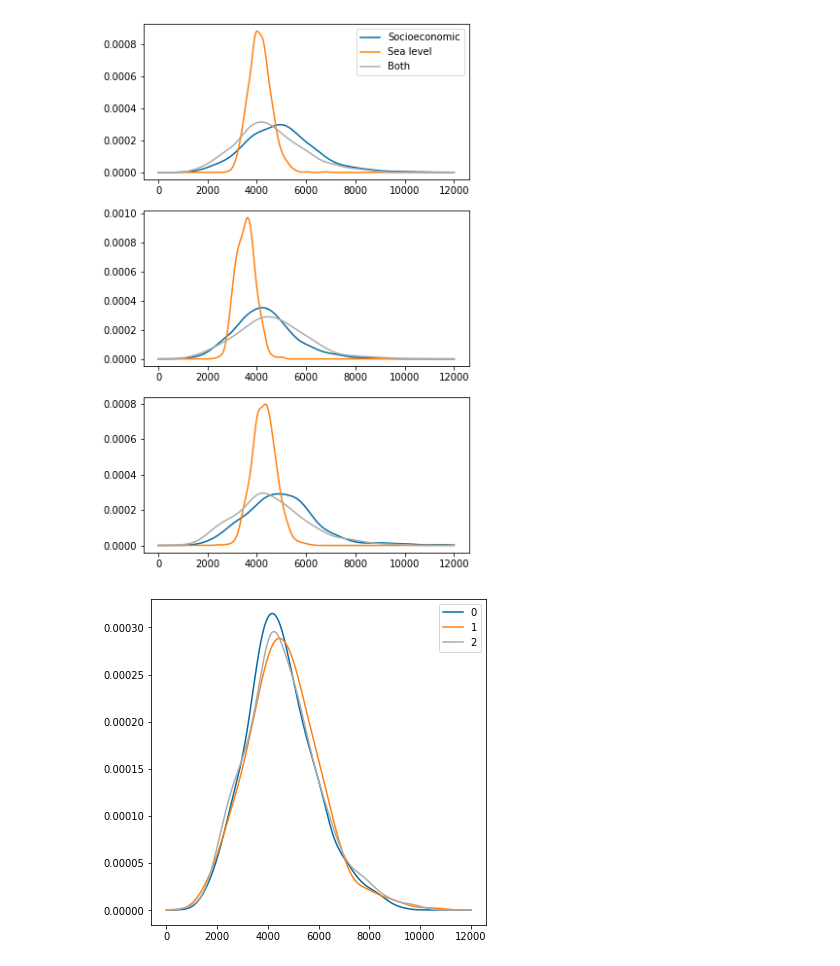
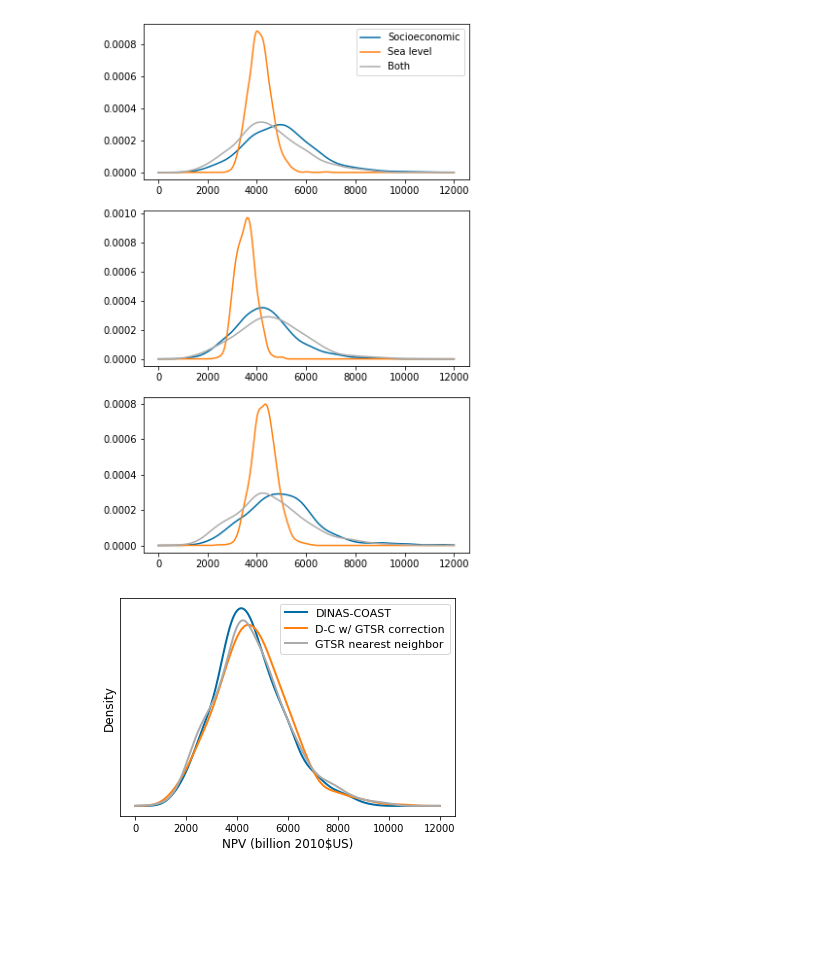
Before and after one commit to raddleverse/CIAM_uncertainty_propagation, a Jupyter notebook: work_uncertainty_propagation/surgeexposure_check.ipynb, the cells around one changed output. Cells and saved outputs as stored; diff of their text form; code cells hidden in the pictures; blank space fills up the shorter version.

Commit message:
cleaning up figures, adding wider-narrower priors test

```diff
--- a/work_uncertainty_propagation/surgeexposure_check.ipynb
+++ b/work_uncertainty_propagation/surgeexposure_check.ipynb
@@ -123,17 +123,21 @@ for surge in surge_options:
 # %% [output]
 [figure]
 # %%
+surge_labels = ["DINAS-COAST","D-C w/ GTSR correction","GTSR nearest neighbor"]
 if len(scenarios)>1:
     fig, ax = plt.subplots(len(scenarios),1,figsize=(5,8))
     for s in range(len(scenarios)):
         for surge in surge_options:
             ax[s].plot(x,kde_plot[surge][scenarios[s]],label=str(surge))
         if s==0:
             ax[s].legend()
 else:
-    fig, ax = plt.subplots(len(scenarios),1,figsize=(6,6))
+    fig, ax = plt.subplots(len(scenarios),1,figsize=(6,4))
     for surge in surge_options:
-        ax.plot(x,kde_plot[surge][scenarios[0]],label=str(surge))
-        ax.legend()
+        ax.plot(x,kde_plot[surge][scenarios[0]],label=surge_labels[surge],linewidth=2)
+        ax.legend(fontsize=11)
+    ax.set_xlabel("NPV (billion 2010$US)", fontsize=12);
+    ax.set_ylabel("Density", fontsize=12); ax.set_yticks([])
+    fig.savefig(plotdir+"/surgeexposure_check.pdf", bbox_inches='tight');
 # %% [output]
-[figure, old version]
+[figure, new version]
```
Also changed, not shown: 2 other files.
